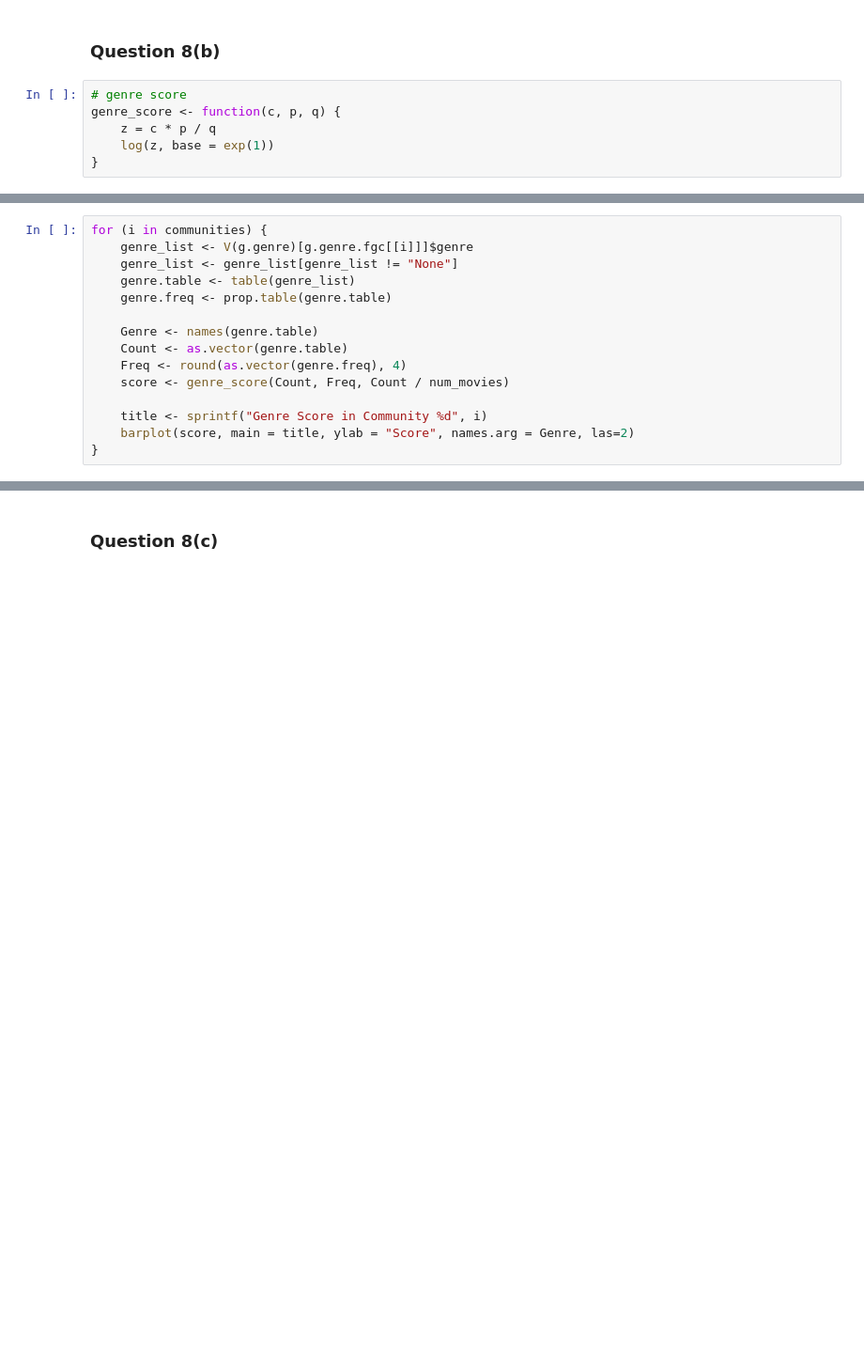
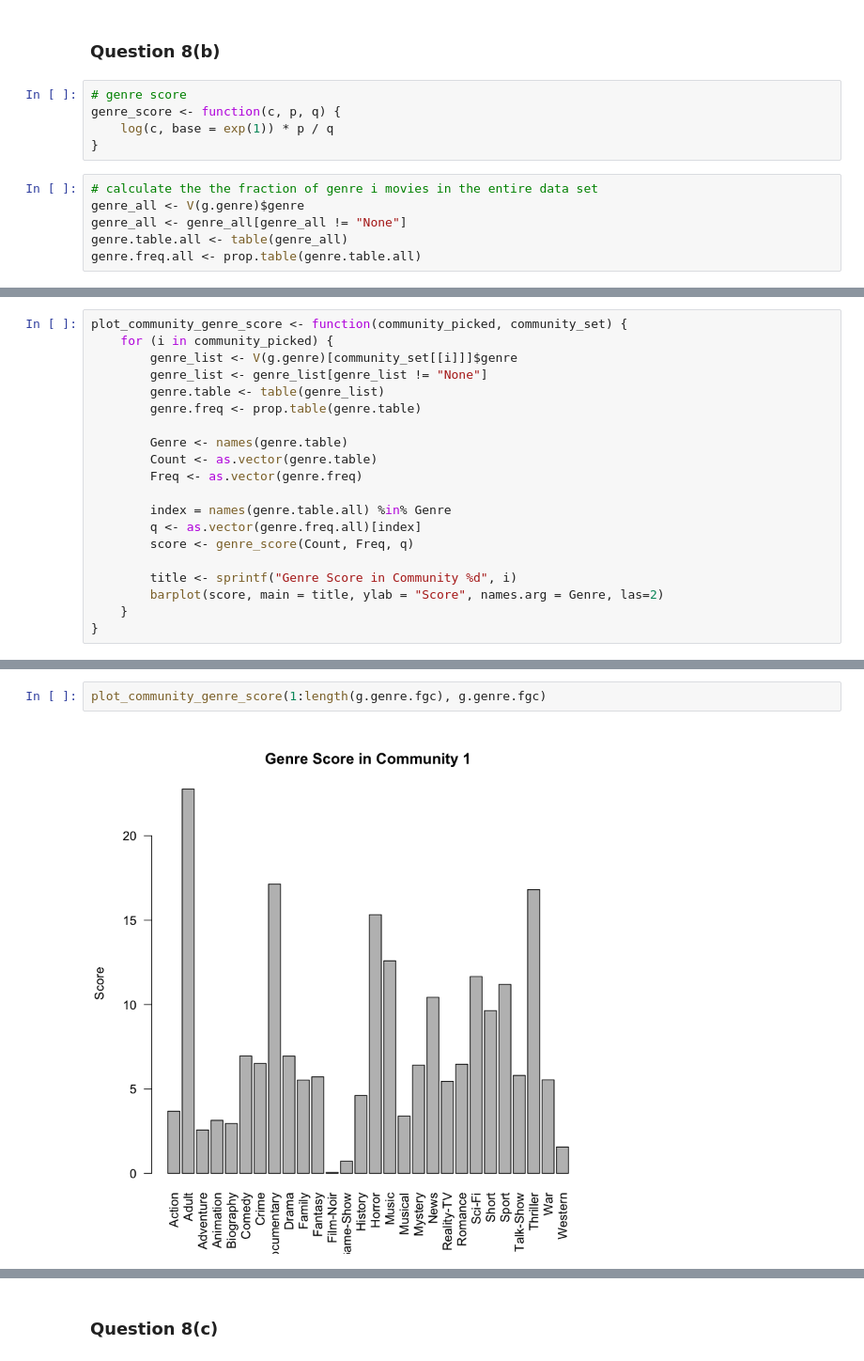
Before and after one commit to YufeiHu/EE232E-Large-Scale-Social-Network, a Jupyter notebook: project4/part2/Q7v2.ipynb, the cells around one changed output, grey strips where cells are left out. Shown at 94% size. Saved outputs shown, nothing was run; the diff lists cells and outputs as text; blank space fills up the shorter version.

```diff
--- a/project4/part2/Q7v2.ipynb
+++ b/project4/part2/Q7v2.ipynb
@@ -120,6 +124,11 @@ for (i in communities) {
 # %%
 # genre score
 genre_score <- function(c, p, q) {
-    z = c * p / q
-    log(z, base = exp(1))
+    log(c, base = exp(1)) * p / q
 }
+# %%
+# calculate the the fraction of genre i movies in the entire data set
+genre_all <- V(g.genre)$genre
+genre_all <- genre_all[genre_all != "None"]
+genre.table.all <- table(genre_all)
+genre.freq.all <- prop.table(genre.table.all)
@@ -166,15 +181,20 @@ for (i in communities) {
 # %%
-for (i in communities) {
-    genre_list <- V(g.genre)[g.genre.fgc[[i]]]$genre
-    genre_list <- genre_list[genre_list != "None"]
-    genre.table <- table(genre_list)
-    genre.freq <- prop.table(genre.table)
+plot_community_genre_score <- function(community_picked, community_set) {
+    for (i in community_picked) {
+        genre_list <- V(g.genre)[community_set[[i]]]$genre
+        genre_list <- genre_list[genre_list != "None"]
+        genre.table <- table(genre_list)
+        genre.freq <- prop.table(genre.table)
 
-    Genre <- names(genre.table)
-    Count <- as.vector(genre.table)
-    Freq <- round(as.vector(genre.freq), 4)
-    score <- genre_score(Count, Freq, Count / num_movies)
+        Genre <- names(genre.table)
+        Count <- as.vector(genre.table)
+        Freq <- as.vector(genre.freq)
 
-    title <- sprintf("Genre Score in Community %d", i)
-    barplot(score, main = title, ylab = "Score", names.arg = Genre, las=2)
+        index = names(genre.table.all) %in% Genre
+        q <- as.vector(genre.freq.all)[index]
+        score <- genre_score(Count, Freq, q)
+
+        title <- sprintf("Genre Score in Community %d", i)
+        barplot(score, main = title, ylab = "Score", names.arg = Genre, las=2)
+    }
 }
@@ -191,0 +201,4 @@ for (i in communities) {
+# %%
+plot_community_genre_score(1:length(g.genre.fgc), g.genre.fgc)
+# %% [output]
+[figure, added]
```
Also changed, not shown: parts of 47 cells of this notebook.
